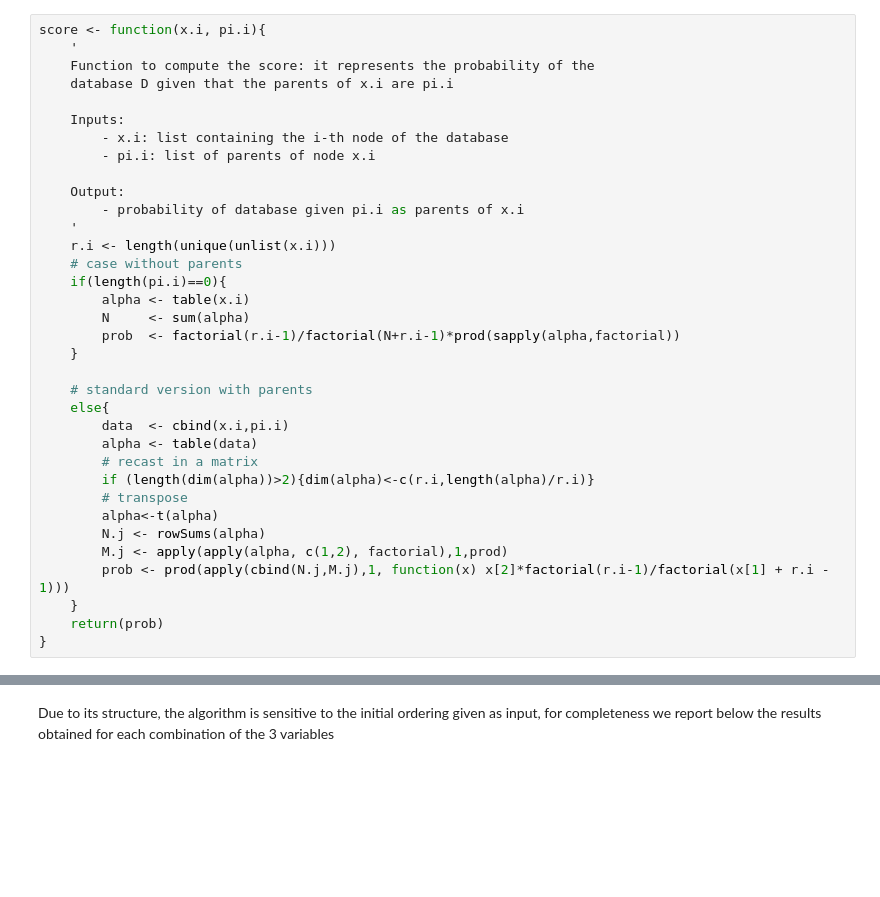
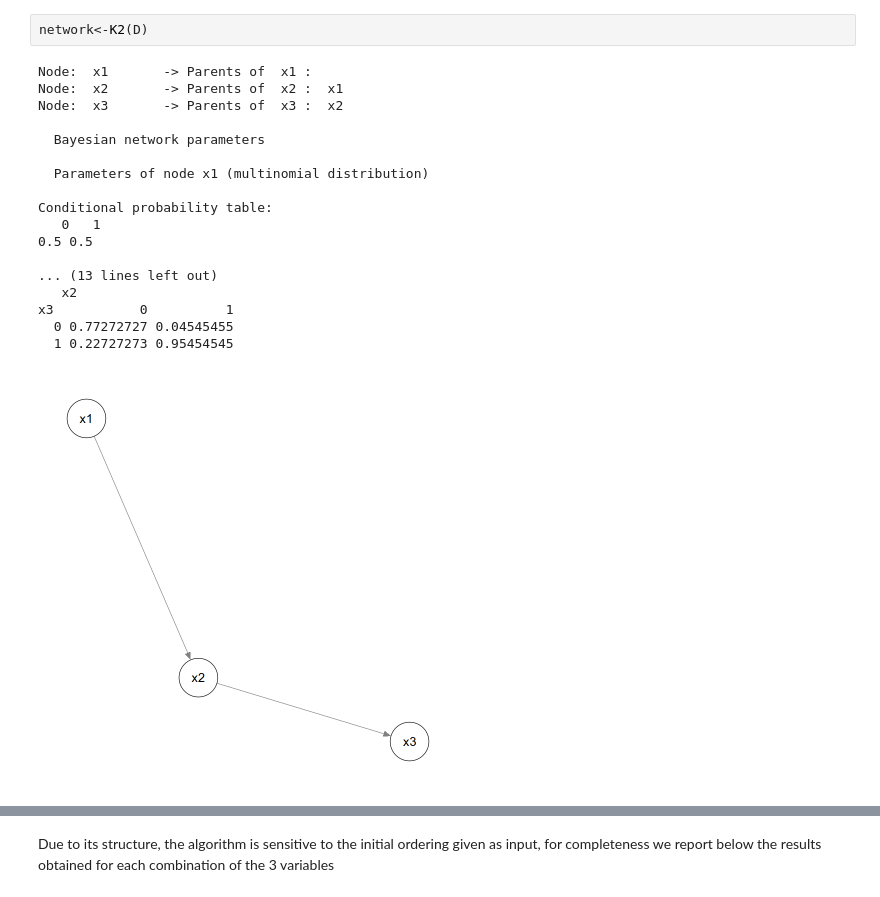
Before and after one commit to emabaci/Advanced-Statistics-Project, a Jupyter notebook: K2_Bayesian_Network.ipynb, the cells around one changed output, grey strips where cells are left out. Saved outputs shown, nothing was run; the diff lists cells and outputs as text; blank space fills up the shorter version.

```diff
--- a/K2_Bayesian_Network.ipynb
+++ b/K2_Bayesian_Network.ipynb
@@ -150,35 +344,21 @@ Time complexity: $O(m \times u \times r)$
 # %%
-score <- function(x.i, pi.i){
-    '
-    Function to compute the score: it represents the probability of the
-    database D given that the parents of x.i are pi.i
-
-    Inputs:
-        - x.i: list containing the i-th node of the database
-        - pi.i: list of parents of node x.i
-
-    Output:
-        - probability of database given pi.i as parents of x.i
-    '
-    r.i <- length(unique(unlist(x.i)))
-    # case without parents
-    if(length(pi.i)==0){
-        alpha <- table(x.i)
-        N     <- sum(alpha)
-        prob  <- factorial(r.i-1)/factorial(N+r.i-1)*prod(sapply(alpha,factorial))
-    }
-
-    # standard version with parents
-    else{
-        data  <- cbind(x.i,pi.i)
-        alpha <- table(data)
-        # recast in a matrix
-        if (length(dim(alpha))>2){dim(alpha)<-c(r.i,length(alpha)/r.i)}
-        # transpose
-        alpha<-t(alpha)
-        N.j <- rowSums(alpha)
-        M.j <- apply(apply(alpha, c(1,2), factorial),1,prod)
-        prob <- prod(apply(cbind(N.j,M.j),1, function(x) x[2]*factorial(r.i-1)/factorial(x[1] + r.i - 1)))
-    }
-    return(prob)
-}
+network<-K2(D)
+# %% [output]
+Node:  x1       -> Parents of  x1 :
+Node:  x2       -> Parents of  x2 :  x1
+Node:  x3       -> Parents of  x3 :  x2
+
+  Bayesian network parameters
+
+  Parameters of node x1 (multinomial distribution)
+
+Conditional probability table:
+   0   1
+0.5 0.5
+
+... (13 lines left out)
+   x2
+x3           0          1
+  0 0.77272727 0.04545455
+  1 0.22727273 0.95454545
+[figure, added]
```
Also changed, not shown: parts of 72 cells of this notebook, 1 other file.
